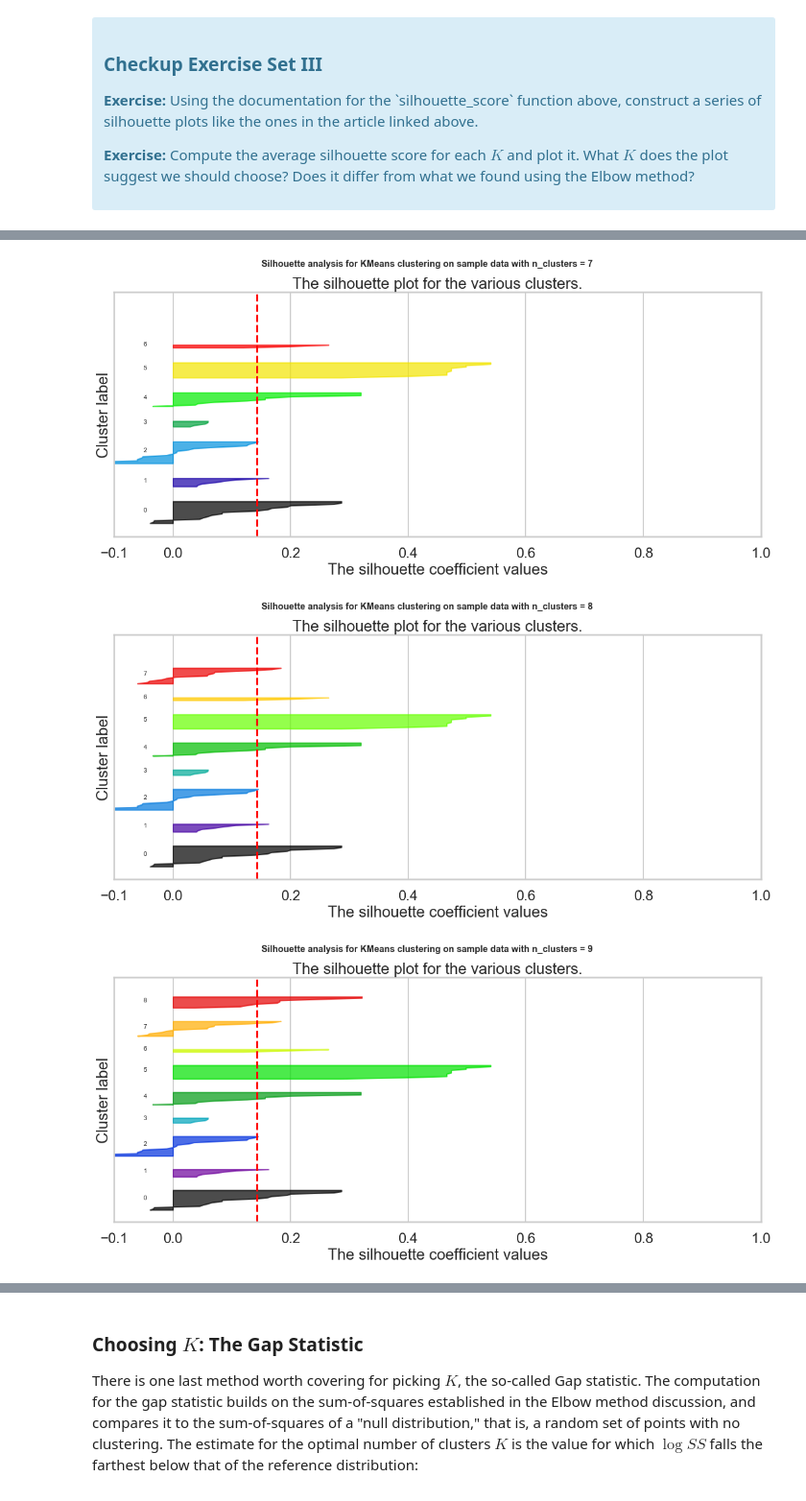
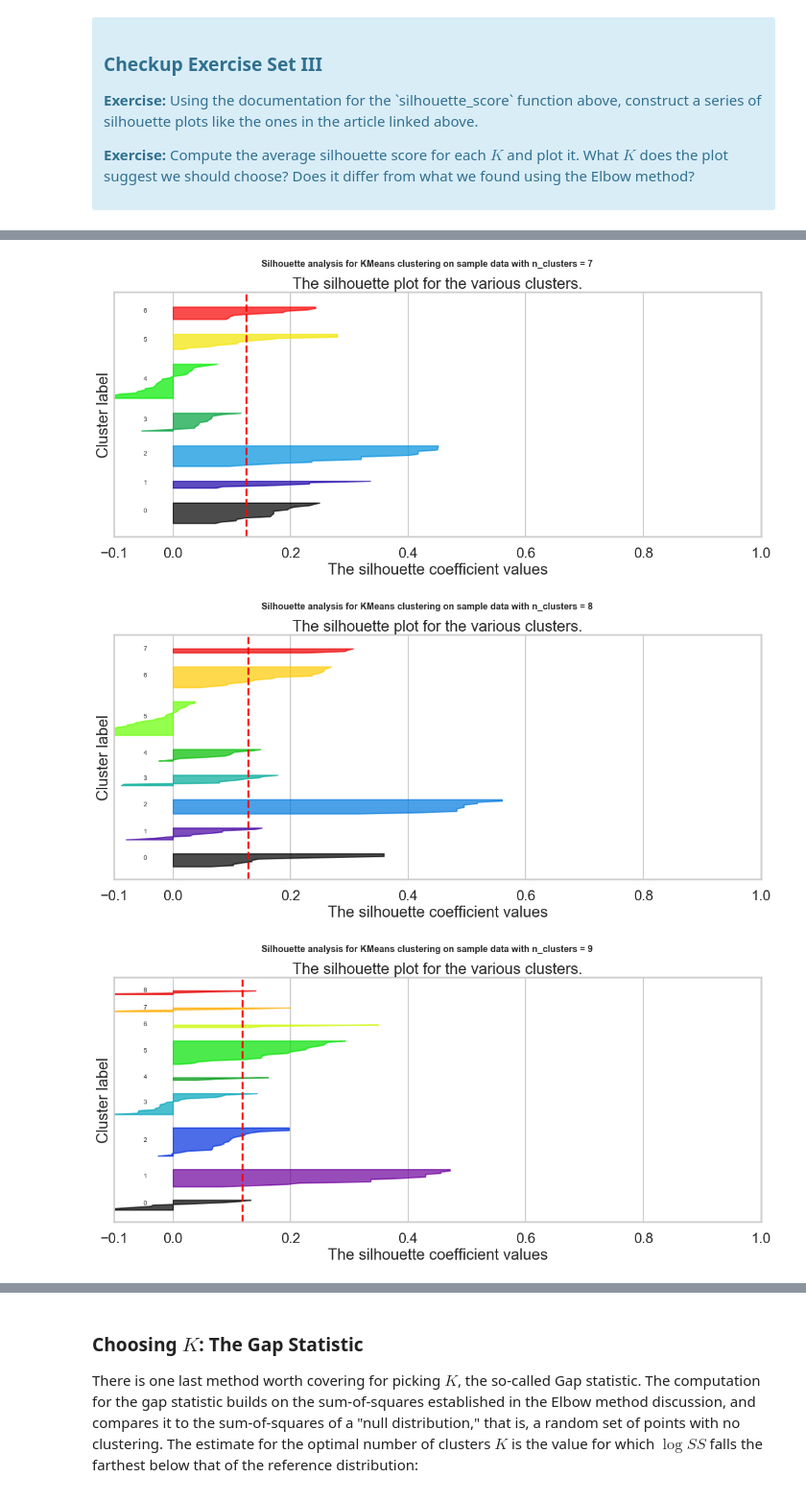
Before and after one commit to dorislin27/Springboard_Data_Sceicne_Track, a Jupyter notebook: Clustering/Mini_Project_Clustering.ipynb, the cells around one changed output, grey strips where cells are left out. Shown: that part at 96% size. Drawn from its saved outputs; the diff is of its cells as text; code cells hidden in the pictures.

```diff
--- a/Clustering/Mini_Project_Clustering.ipynb
+++ b/Clustering/Mini_Project_Clustering.ipynb
@@ -118,6 +141,6 @@ where $x_i$ is a point, $C_k$ represents cluster $k$ and $\mu_k$ is the centroid
 # %%
 # your turn
 import numpy as np
-x_cols = np.matrix(df_pivot.iloc[:,1:])
+x_cols = np.array(df_pivot.iloc[:,1:])
 x_cols
 # %% [output]
@@ -218,7 +241,7 @@ for n_clusters in range_n_clusters:
     # Initialize the clusterer with n_clusters value and a random generator
     # seed of 10 for reproducibility.
     kmeans = KMeans(n_clusters  = n_clusters, random_state=10)
-    cluster_labels = clusterer.fit_predict(x_cols)
+    cluster_labels = kmeans.fit_predict(x_cols)
 
     # The silhouette_score gives the average value for all the samples.
     # This gives a perspective into the density and separation of the formed
@@ -284,6 +307,6 @@ For n_clusters = 10 The average silhouette_score is : 0.14259293242666168
-[figure, old version]
+[figure, new version]
-[figure, old version]
+[figure, new version]
-[figure, old version]
+[figure, new version]
 [figure]
 # %% [markdown]
 ### Choosing $K$: The Gap Statistic
```
Also changed, not shown: parts of 11 cells of this notebook.
